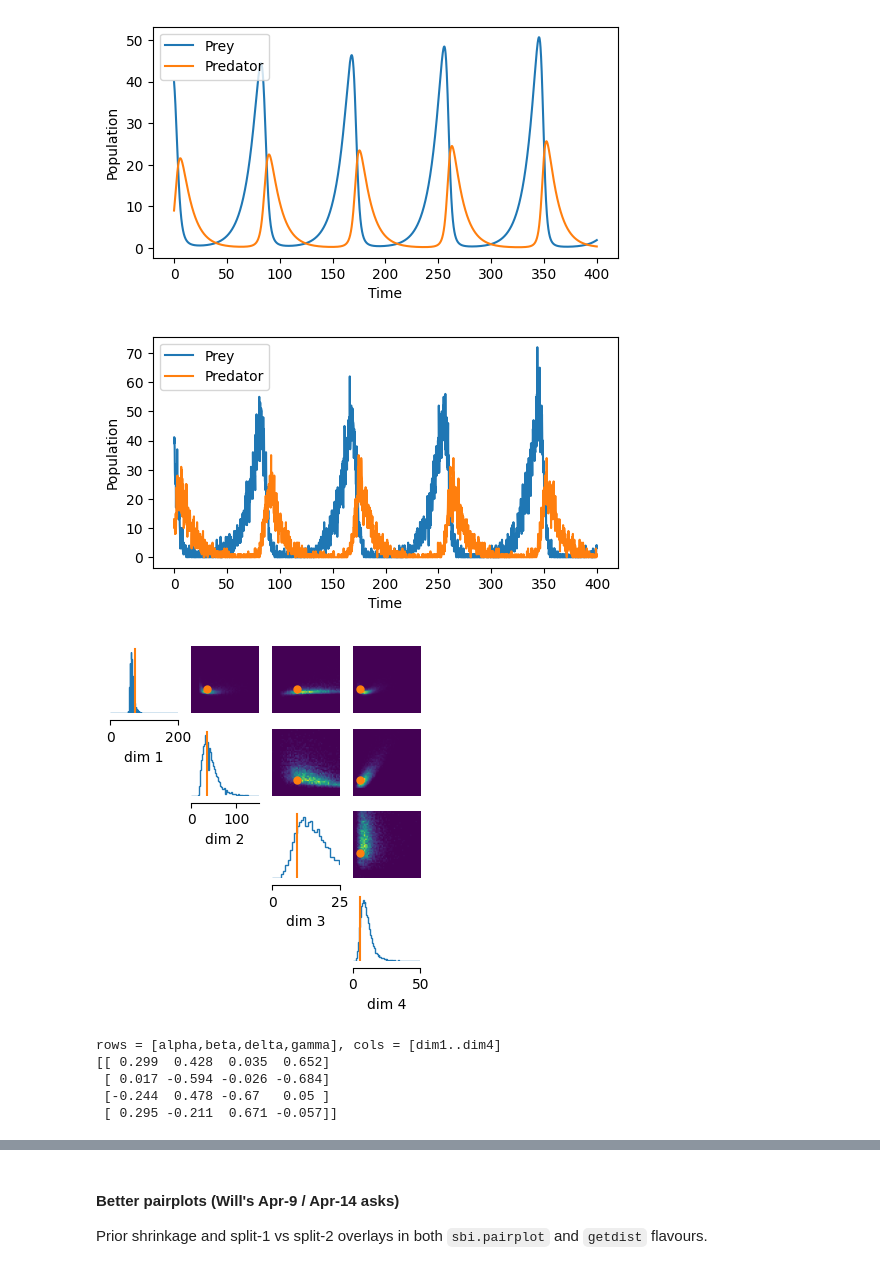
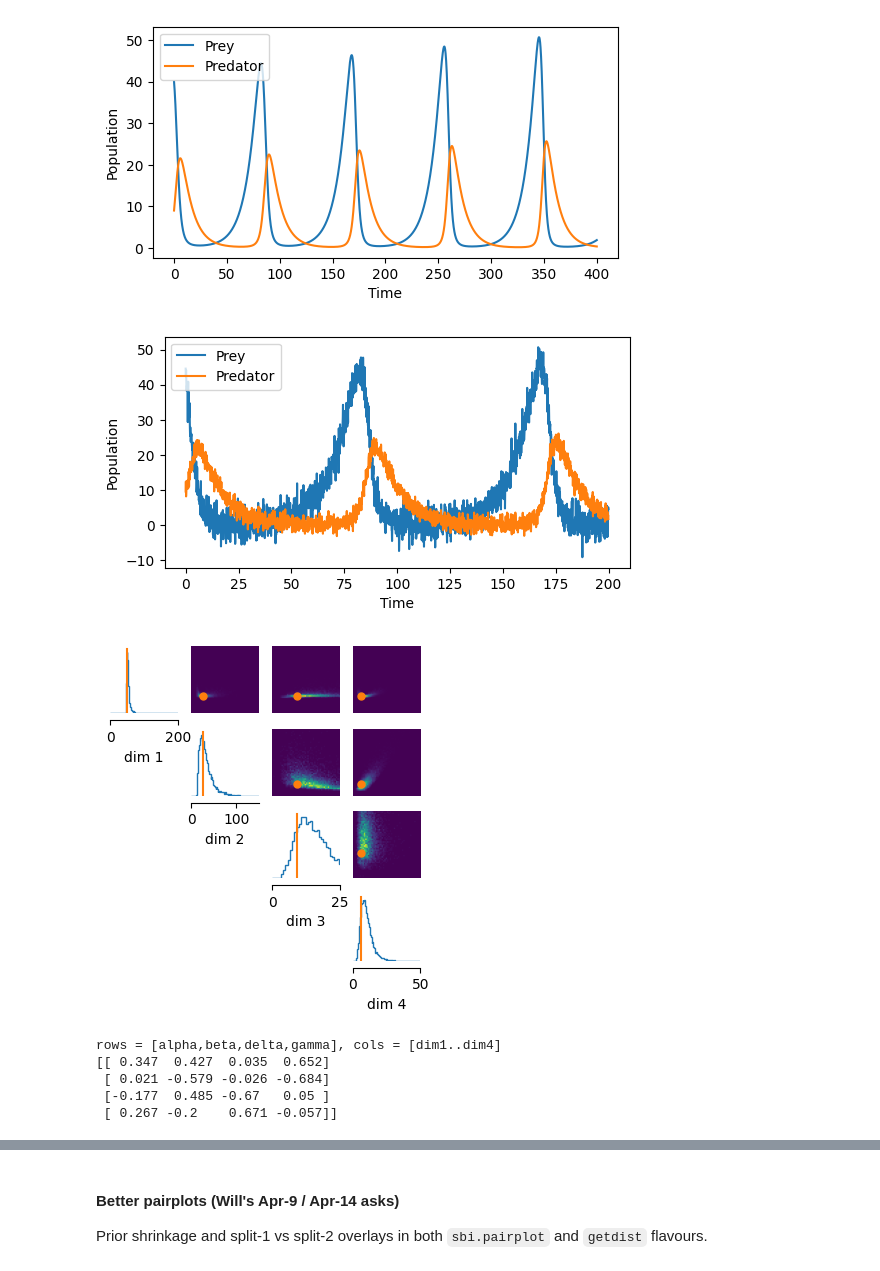
Before and after one commit to jayvasireddy/Part-III-Research-Project, a Jupyter notebook: Lotka-Volterra/LV_KL_Calibrate.ipynb, the cells around one changed output, grey strips where cells are left out. Saved outputs shown, nothing was run; the diff lists cells and outputs as text; code cells hidden in the pictures.

```diff
--- a/Lotka-Volterra/LV_KL_Calibrate.ipynb
+++ b/Lotka-Volterra/LV_KL_Calibrate.ipynb
@@ -229,7 +229,7 @@ def parallel_simulate(theta,distn, n_obs, sigma_hare, sigma_lynx, observation, t
     # Our simulator uses numpy, but prior samples are in PyTorch.
     theta_np = theta.numpy()
 
-    num_workers = 8
+    num_workers = 24
     simulation_outputs = Parallel(n_jobs=num_workers)(
         delayed(simulator_distribution)(distn,batch,n_obs, sigma_hare, sigma_lynx, observation, t_span)
         for batch in theta_np
@@ -288,7 +285,7 @@ def train_net_generate_samples(x,theta,x_obs, prior, verbose, max_epoch,true_val
 t_span = 200
 time_vec = np.arange(0, 2*t_span, 0.1)
 true_parameters = np.asarray([0.1, 0.02, 0.01, 0.1])
-split_type =  "even_odd"#"first_second"
+split_type =  "first_second" #"even_odd"#
 
 observation = simulate_total(true_parameters,t_span)
 
@@ -306,26 +303,39 @@ plot_observed_data(time2, obs2) # THIS IS OBSERVATIOSN WITHOUT NOISE ADDED
 # %%
 sigma_hare1 = 0.2 * np.std(obs1[:, 0])   # 20% of hare std
 sigma_lynx1 = 0.2 * np.std(obs1[:, 1])   # 20% of lynx std
 sigma_hare2 = 0.2 * np.std(obs2[:, 0])   # 20% of hare std
 sigma_lynx2 = 0.2 * np.std(obs2[:, 1])   # 20% of lynx std
 n_obs1 = len(obs1)
 n_obs2 = len(obs2)
 
 prior_name = 'logn' #prior =  'uniform'
-noise1 =   'poisson' #'gaussian' 'none'
-noise2 = 'gaussian'
-max_epoch = 1000
+
+# === CHANGE (2026-05-06): same noise model on BOTH training splits ===
+# Per LV_Pipeline_Instructions.md and the 22 Apr methodology meeting,
+# systematics must NEVER appear in training data — only in the observed
+# data at test time. We therefore replace `noise1` / `noise2` with a single
+# shared `noise` variable, and (for backwards compatibility with the
+# downstream LV_CAL_Testing notebook) bind noise1 = noise2 = noise.
+# Default is 'gaussian' as recommended by Will/James.
+noise = 'gaussian'   # 'none' / 'gaussian' / 'poisson'   <-- shared training noise
+noise1 = noise       # kept for backwards compatibility with old result dicts
+noise2 = noise       # kept for backwards compatibility with old result dicts
+# === END CHANGE ===
+
+max_epoch = 10000
 
 prior1,theta1 = choose_prior_and_generate_theta(prior_name)
 
-x1 = generate_x(theta1,noise1, n_obs1, sigma_hare1, sigma_lynx1, obs1, t_span)
+# Training simulations on split 1 use the shared `noise` model.
+x1 = generate_x(theta1, noise, n_obs1, sigma_hare1, sigma_lynx1, obs1, t_span)
 
-noisy_obs1= add_noise_and_plot(obs1,noise1,sigma_hare1,sigma_lynx1,time1)
+# Observed split 1 (the "null" observation) — same noise model as training.
+noisy_obs1 = add_noise_and_plot(obs1, noise, sigma_hare1, sigma_lynx1, time1)
 x_obs1 = summarize_simulation(noisy_obs1)
-plot_checker(x1,x_obs1)
+plot_checker(x1, x_obs1)
 # %% [output]
-[figure, old version]
+[figure, new version]
-[figure, old version]
+[figure, new version]
 # %%
 log_theta = torch.log(theta1)
 corr = np.corrcoef(log_theta.numpy().T, x1.numpy().T)[:4, 4:]  # 4x4
@@ -334,7 +344,7 @@ print("rows = [alpha,beta,delta,gamma], cols = [dim1..dim4]")
 print(np.round(corr, 3))
 # %% [output]
 rows = [alpha,beta,delta,gamma], cols = [dim1..dim4]
-[[ 0.299  0.428  0.035  0.652]
- [ 0.017 -0.594 -0.026 -0.684]
- [-0.244  0.478 -0.67   0.05 ]
- [ 0.295 -0.211  0.671 -0.057]]
+[[ 0.347  0.427  0.035  0.652]
+ [ 0.021 -0.579 -0.026 -0.684]
+ [-0.177  0.485 -0.67   0.05 ]
+ [ 0.267 -0.2    0.671 -0.057]]
```
Also changed, not shown: parts of 16 cells of this notebook, 22 other files.
